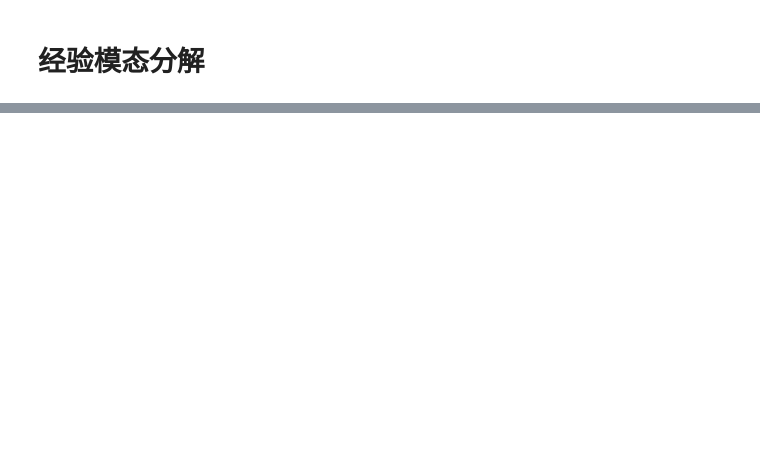
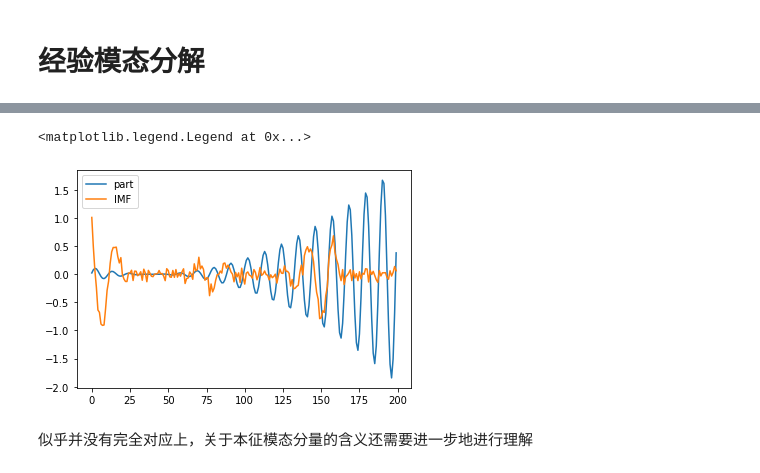
Before and after one commit to DecSnowFlake/time_series_analysis, a Jupyter notebook: book/_build/jupyter_execute/implementation/emd.ipynb, the cells around one changed output, grey strips where cells are left out. Drawn from its saved outputs; the diff is of its cells as text; code cells hidden in the pictures; blank space fills up the shorter version.

```diff
--- a/book/_build/jupyter_execute/implementation/emd.ipynb
+++ b/book/_build/jupyter_execute/implementation/emd.ipynb
@@ -6,0 +150,25 @@
+# %%
+def get_part(t,num=0):
+    if num==0:
+        return 3*sin(18,0.2)*(t-0.2)**2
+    elif num==1:
+        return 5*sin(11,2.7)
+    elif num==2:
+        return 3*sin(14,1.6)
+    elif num==3:
+        return 1*np.sin(4*2*np.pi*(t-0.8)**2)
+    elif num==4:
+        return t**2.1
+    elif num==5:
+        return t
+# %%
+part = [get_part(t,num) for num in range(6)]
+# %%
+plt.plot(part[0],label='part')
+plt.plot(eIMFs[0],label='IMF')
+plt.legend()
+# %% [output]
+<matplotlib.legend.Legend at 0x...>
+[figure, added]
+# %% [markdown]
+似乎并没有完全对应上，关于本征模态分量的含义还需要进一步地进行理解
```
Also changed, not shown: parts of 29 cells of this notebook, 37 other files.
